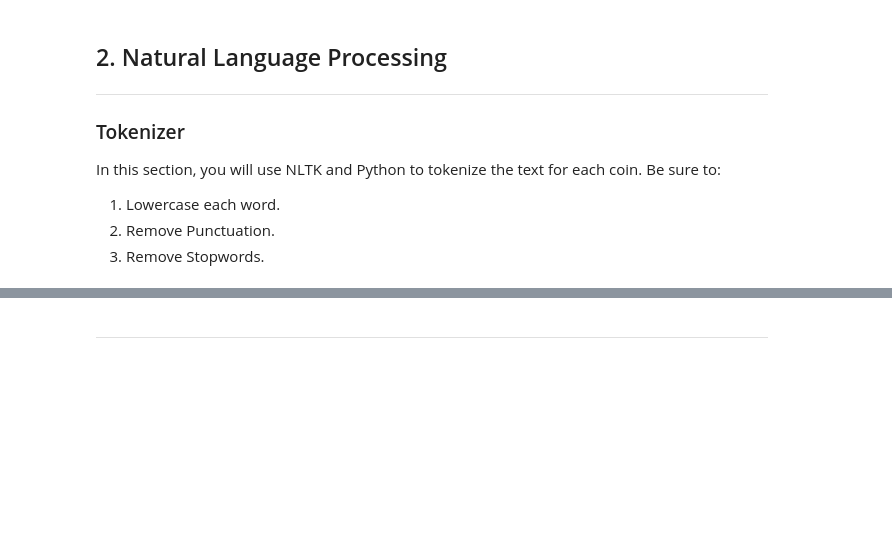
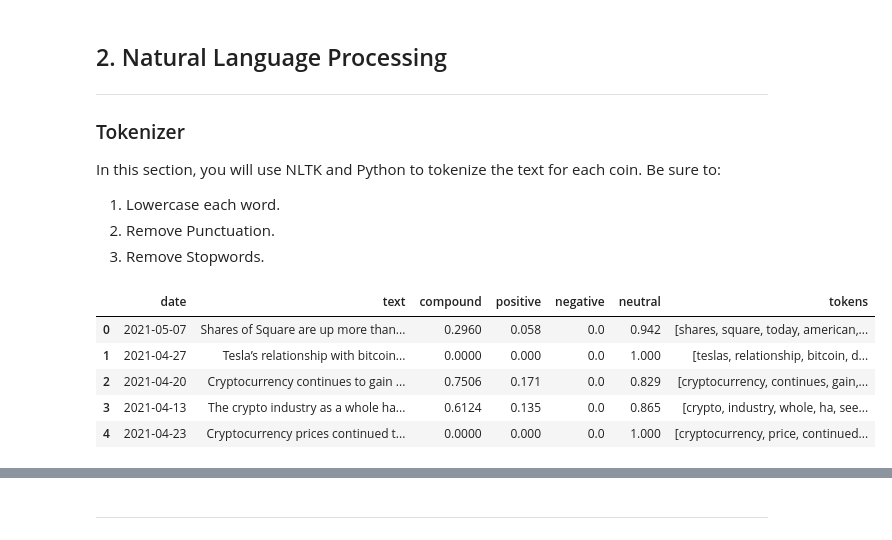
Before and after one commit to andyliang245/Tales-from-the-Crypto, a Jupyter notebook: crypto_sentiment.ipynb, the cells around one changed output, grey strips where cells are left out. Drawn from its saved outputs; the diff is of its cells as text; code cells hidden in the pictures; blank space fills up the shorter version.

```diff
--- a/crypto_sentiment.ipynb
+++ b/crypto_sentiment.ipynb
@@ -38,3 +62,8 @@ api_key = os.getenv('NEWSAPI_KEY')
 # %%
 # Fetch the Ethereum news articles
-# YOUR CODE HERE!
+eth_news = newsapi.get_everything(
+    q='ethereum',
+    language='en',
+    page_size=100,
+    sort_by='relevancy'
+)
@@ -114,5 +225,13 @@ def tokenizer(text):
 # %%
 # Create a new tokens column for Bitcoin
-# YOUR CODE HERE!
+btc_df['tokens'] = btc_df.text.apply(tokenizer)
+btc_df.head()
+# %% [output]
+|  | date | text | compound | positive | negative | neutral | tokens |
+| 0 | 2021-05-07 | Shares of Square are up more than... | 0.2960 | 0.058 | 0.0 | 0.942 | [shares, square, today, american,... |
+| 1 | 2021-04-27 | Tesla’s relationship with bitcoin... | 0.0000 | 0.000 | 0.0 | 1.000 | [teslas, relationship, bitcoin, d... |
+| 2 | 2021-04-20 | Cryptocurrency continues to gain ... | 0.7506 | 0.171 | 0.0 | 0.829 | [cryptocurrency, continues, gain,... |
+| 3 | 2021-04-13 | The crypto industry as a whole ha... | 0.6124 | 0.135 | 0.0 | 0.865 | [crypto, industry, whole, ha, see... |
+| 4 | 2021-04-23 | Cryptocurrency prices continued t... | 0.0000 | 0.000 | 0.0 | 1.000 | [cryptocurrency, price, continued... |
 # %%
 # Create a new tokens column for Ethereum
```
Also changed, not shown: parts of 34 cells of this notebook.
